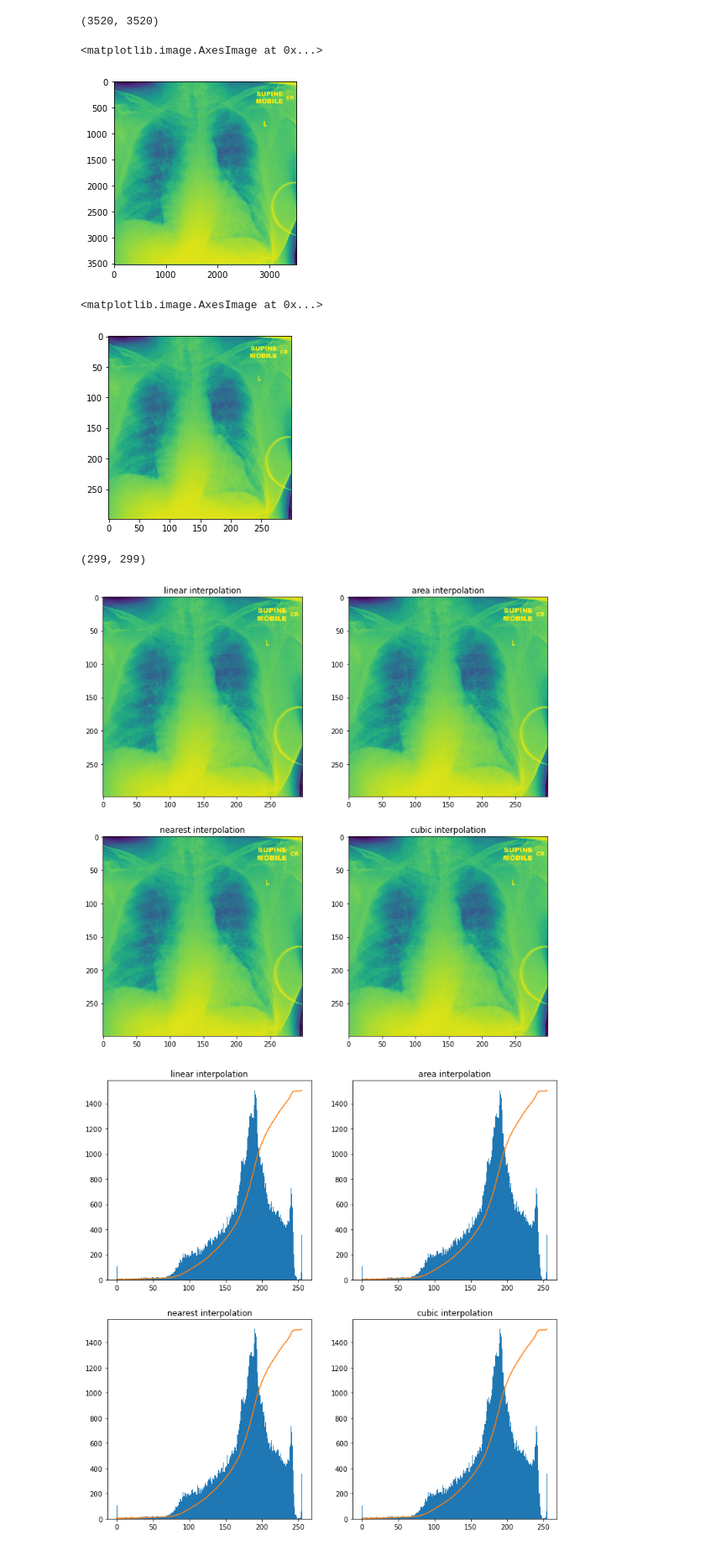
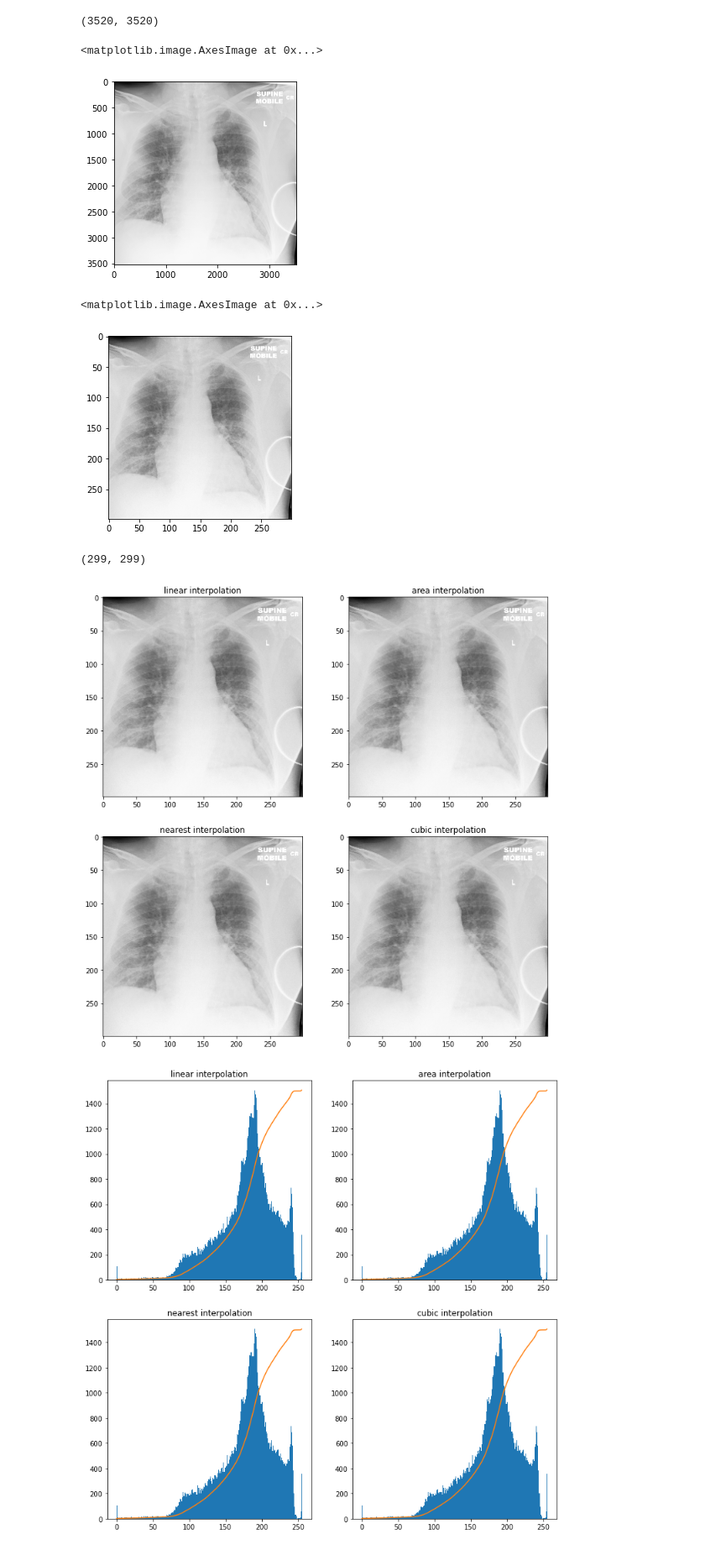
Before and after one commit to covid-frame/covid-frame, a Jupyter notebook: notebooks/3_Preprocessing_geometry.ipynb, the cells around one changed output. Shown at 84% size. Drawn from its saved outputs; the diff is of its cells as text; code cells hidden in the pictures.

```diff
--- a/notebooks/3_Preprocessing_geometry.ipynb
+++ b/notebooks/3_Preprocessing_geometry.ipynb
@@ -146,19 +146,19 @@ n_image.shape
 # %% [output]
 (3520, 3520)
 # %%
-plt.imshow(n_image)
+plt.imshow(n_image,cmap="Greys_r")
 # %% [output]
 <matplotlib.image.AxesImage at 0x...>
-[figure, old version]
+[figure, new version]
 # %%
 from covidframe.tools.image import resize_image
 # %%
 r_image = resize_image(n_image,(299,299))
 # %%
-plt.imshow(r_image)
+plt.imshow(r_image,cmap="Greys_r")
 # %% [output]
 <matplotlib.image.AxesImage at 0x...>
-[figure, old version]
+[figure, new version]
 # %%
 r_image.shape
 # %% [output]
@@ -170,12 +170,12 @@ images = [resize_image(n_image,(299,299), interpolation) for interpolation in in
 # %%
 fig = plt.figure(figsize=(12,12))
 axes = fig.subplots(ncols=2,nrows=2)
 
 for ax, image, interpolation in zip(axes.ravel(), images, interpolations):
-    ax.imshow(image)
+    ax.imshow(image,cmap="Greys_r")
     ax.set_title(f"{interpolation} interpolation")
 # %% [output]
-[figure, old version]
+[figure, new version]
 # %%
 from covidframe.plot.image import plot_histogram
 # %%
```
Also changed, not shown: parts of 4 cells of this notebook, 8 other files.
